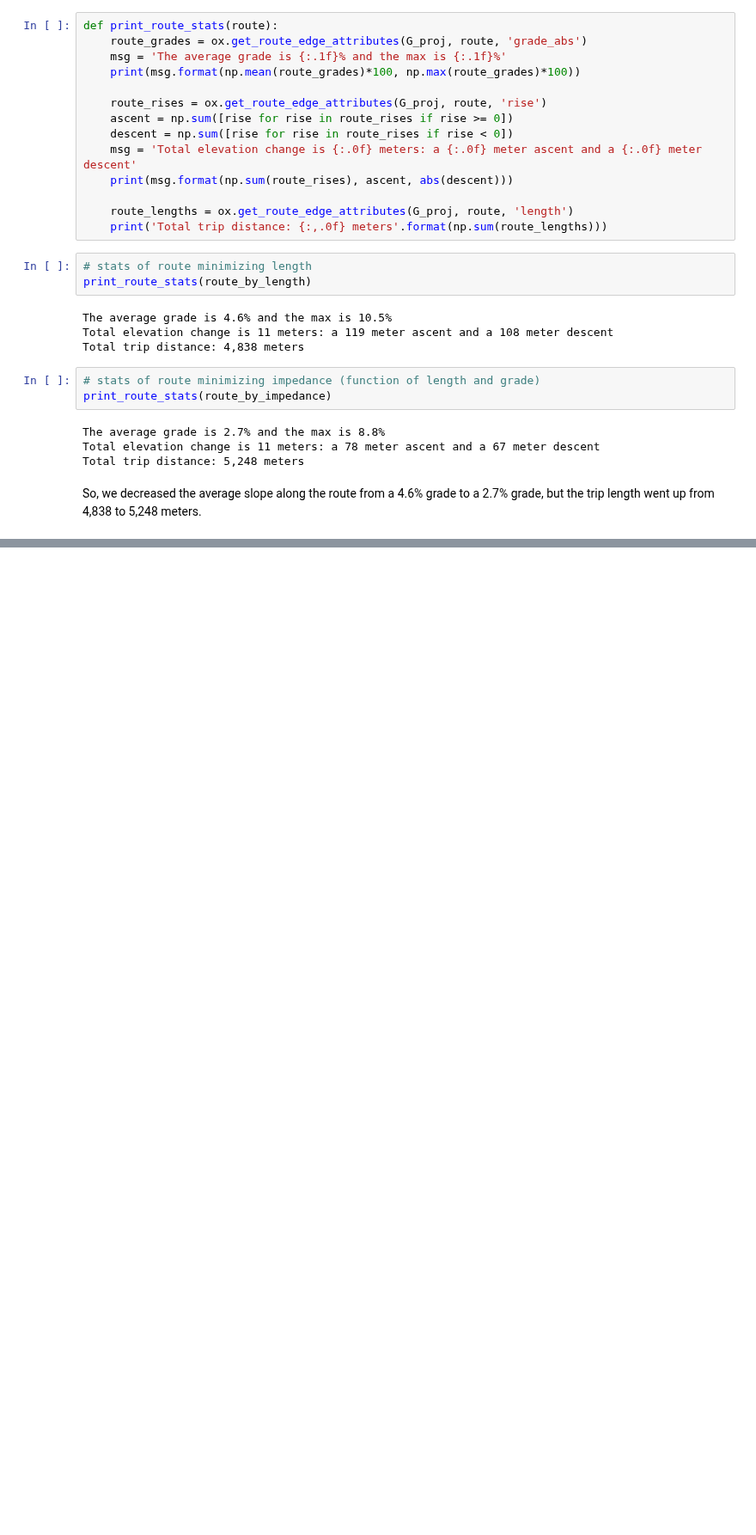
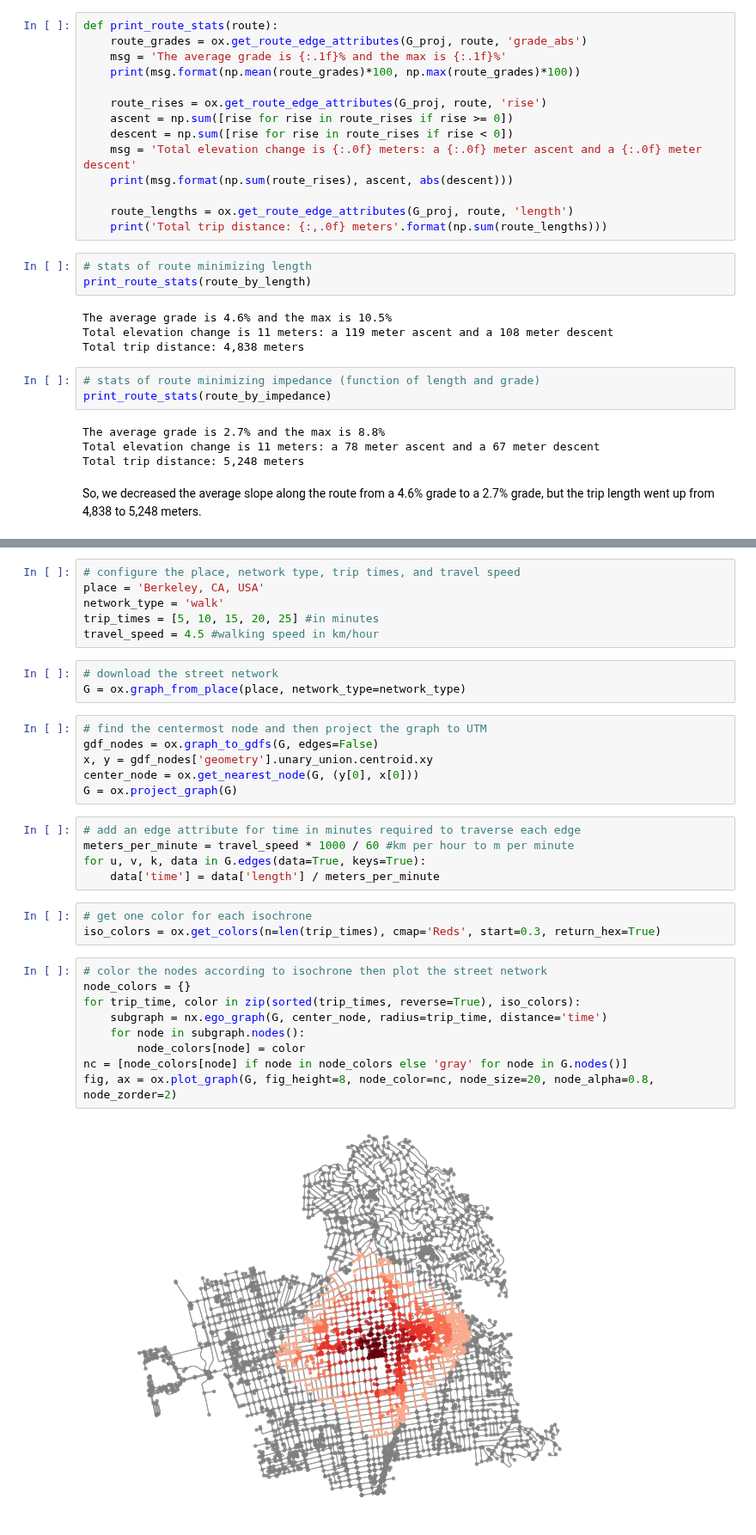
Before and after one commit to waddell/urban-informatics-and-visualization, a Jupyter notebook: 12-osmnx/osmnx-tutorial.ipynb, the cells around one changed output, grey strips where cells are left out. Shown at 86% size. Cells and saved outputs as stored; diff of their text form; blank space fills up the shorter version.

Commit message:
added isochrone maps

```diff
--- a/12-osmnx/osmnx-tutorial.ipynb
+++ b/12-osmnx/osmnx-tutorial.ipynb
@@ -584,0 +576,34 @@ So, we decreased the average slope along the route from a 4.6% grade to a 2.7% g
+# %%
+# configure the place, network type, trip times, and travel speed
+place = 'Berkeley, CA, USA'
+network_type = 'walk'
+trip_times = [5, 10, 15, 20, 25] #in minutes
+travel_speed = 4.5 #walking speed in km/hour
+# %%
+# download the street network
+G = ox.graph_from_place(place, network_type=network_type)
+# %%
+# find the centermost node and then project the graph to UTM
+gdf_nodes = ox.graph_to_gdfs(G, edges=False)
+x, y = gdf_nodes['geometry'].unary_union.centroid.xy
+center_node = ox.get_nearest_node(G, (y[0], x[0]))
+G = ox.project_graph(G)
+# %%
+# add an edge attribute for time in minutes required to traverse each edge
+meters_per_minute = travel_speed * 1000 / 60 #km per hour to m per minute
+for u, v, k, data in G.edges(data=True, keys=True):
+    data['time'] = data['length'] / meters_per_minute
+# %%
+# get one color for each isochrone
+iso_colors = ox.get_colors(n=len(trip_times), cmap='Reds', start=0.3, return_hex=True)
+# %%
+# color the nodes according to isochrone then plot the street network
+node_colors = {}
+for trip_time, color in zip(sorted(trip_times, reverse=True), iso_colors):
+    subgraph = nx.ego_graph(G, center_node, radius=trip_time, distance='time')
+    for node in subgraph.nodes():
+        node_colors[node] = color
+nc = [node_colors[node] if node in node_colors else 'gray' for node in G.nodes()]
+fig, ax = ox.plot_graph(G, fig_height=8, node_color=nc, node_size=20, node_alpha=0.8, node_zorder=2)
+# %% [output]
+[figure, added]
```
Also changed, not shown: parts of 15 cells of this notebook.
